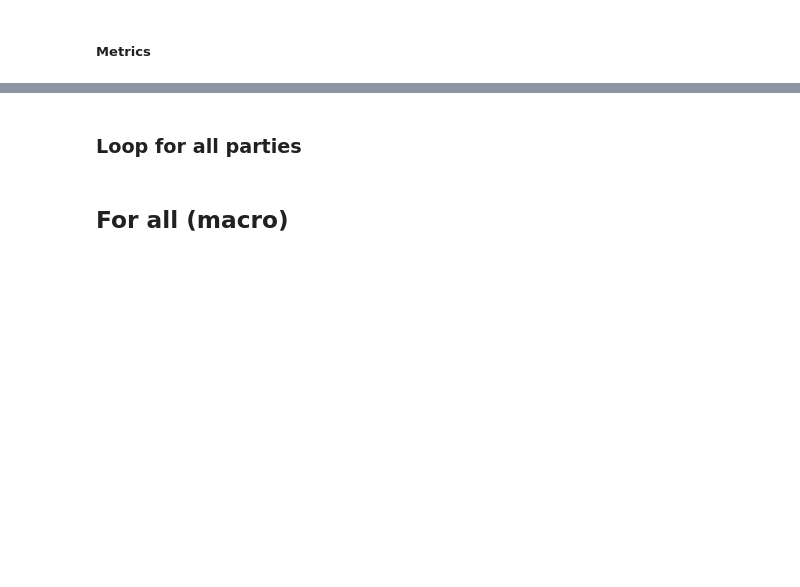
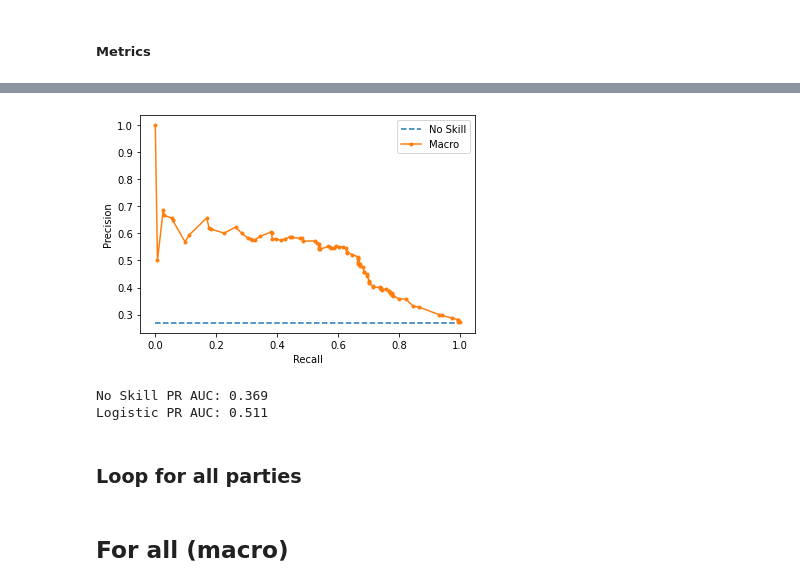
Before and after one commit to jonahank/Vote-Prediction-Model, a Jupyter notebook: vote_predictor/BL/baseline_flow.ipynb, the cells around one changed output, grey strips where cells are left out. Drawn from its saved outputs; the diff is of its cells as text; code cells hidden in the pictures; blank space fills up the shorter version.

```diff
--- a/vote_predictor/BL/baseline_flow.ipynb
+++ b/vote_predictor/BL/baseline_flow.ipynb
@@ -192,34 +201,38 @@ from sklearn.metrics import auc
 y = tokenized_datasets["test"]
 no_of_pos = y["labels"].sum().item()
 
 
 # calculate the no skill line as the proportion of the positive class
 no_skill = (no_of_pos / len(y))
 # plot the no skill precision-recall curve
 model = DummyClassifier(strategy='stratified')
 model.fit(tokenized_datasets["train"], tokenized_datasets["train"]["labels"])
 yhat = model.predict_proba(tokenized_datasets["test"])
 pos_probs = yhat[:, 1]
 # calculate the precision-recall auc
 precision, recall, _ = precision_recall_curve(testy, pos_probs)
 auc_score_noskill = auc(recall, precision)
 pyplot.plot([0, 1], [no_skill, no_skill], linestyle='--', label='No Skill')
 
 # calculate model precision-recall curve
 pos_probs = weight_against
 precision, recall, _ = precision_recall_curve(testy, pos_probs)
 # plot the model precision-recall curve
-pyplot.plot(recall, precision, marker='.', label=f'Baseline-{party}')
+pyplot.plot(recall, precision, marker='.', label=f'Macro')
 # axis labels
 pyplot.xlabel('Recall')
 pyplot.ylabel('Precision')
 # show the legend
 pyplot.legend()
 # show the plot
 pyplot.show()
 auc_score = auc(recall, precision)
 print('No Skill PR AUC: %.3f' % auc_score_noskill)
 print('Logistic PR AUC: %.3f' % auc_score)
+# %% [output]
+[figure, added]
+No Skill PR AUC: 0.369
+Logistic PR AUC: 0.511
 # %% [markdown]
 ### Loop for all parties
 # %%
```
Also changed, not shown: parts of 3 cells of this notebook.
